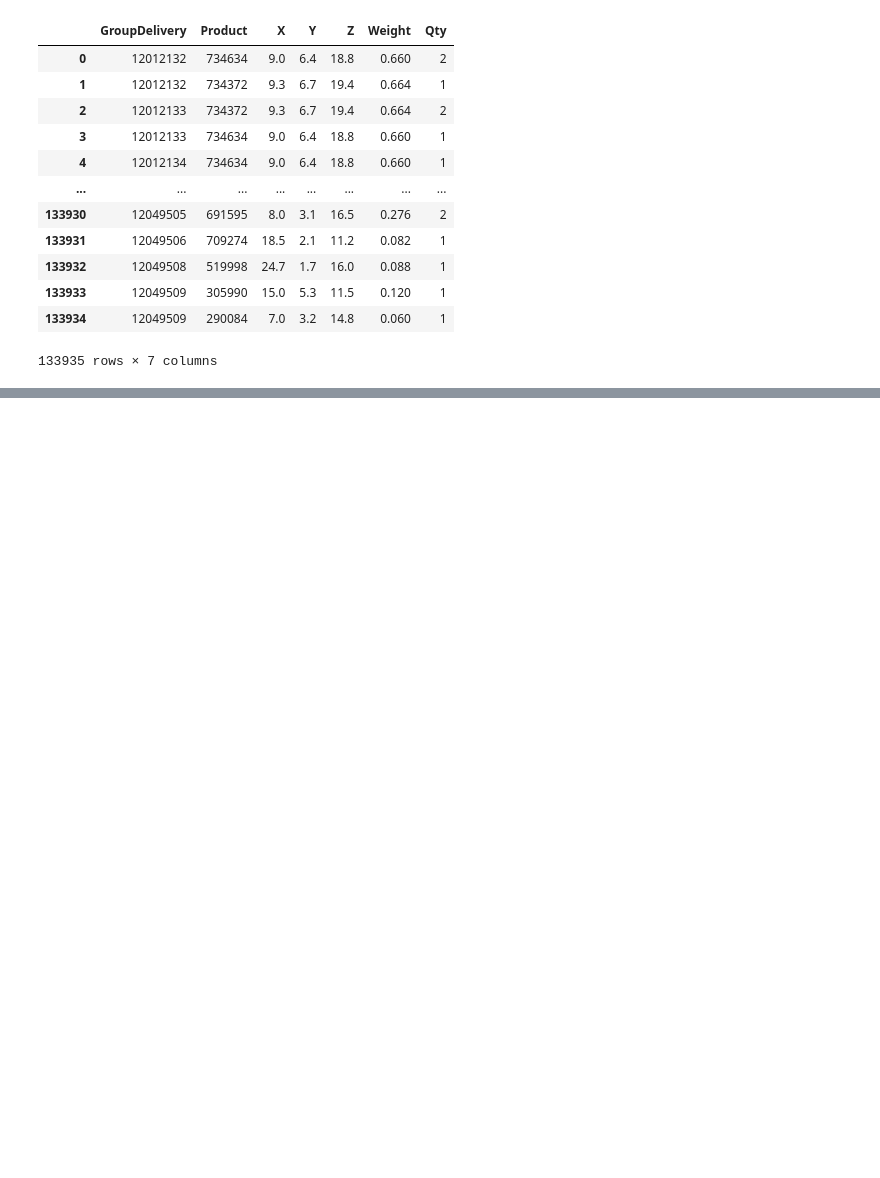
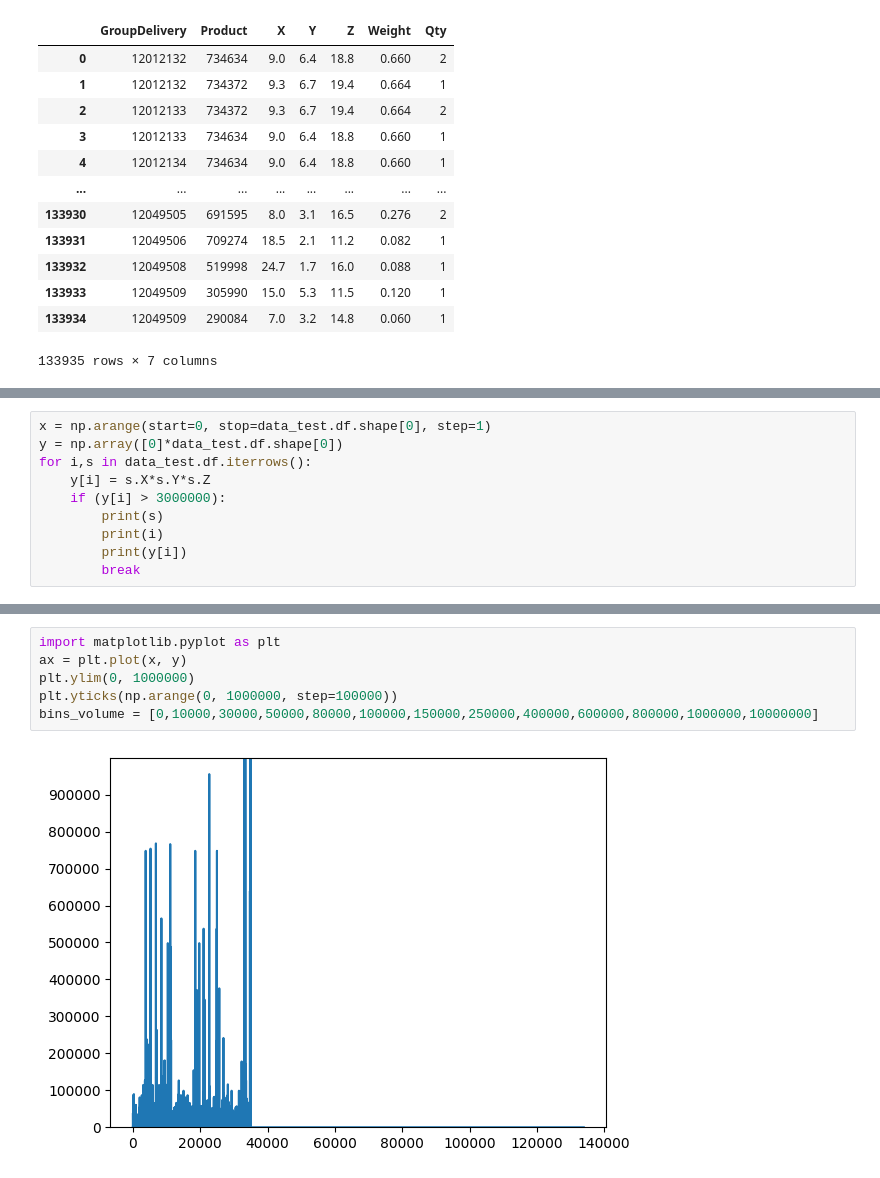
Before and after one commit to JohnyDevp/ATC-neural-network, a Jupyter notebook: test.ipynb, the cells around one changed output, grey strips where cells are left out. Cells and saved outputs as stored; diff of their text form; blank space fills up the shorter version.

```diff
--- a/test.ipynb
+++ b/test.ipynb
@@ -107,0 +179,10 @@ d
+# %%
+x = np.arange(start=0, stop=data_test.df.shape[0], step=1)
+y = np.array([0]*data_test.df.shape[0])
+for i,s in data_test.df.iterrows():
+    y[i] = s.X*s.Y*s.Z
+    if (y[i] > 3000000):
+        print(s)
+        print(i)
+        print(y[i])
+        break
@@ -107,0 +200,8 @@ d
+# %%
+import matplotlib.pyplot as plt
+ax = plt.plot(x, y)
+plt.ylim(0, 1000000)
+plt.yticks(np.arange(0, 1000000, step=100000))
+bins_volume = [0,10000,30000,50000,80000,100000,150000,250000,400000,600000,800000,1000000,10000000]
+# %% [output]
+[figure, added]
```
Also changed, not shown: parts of 8 cells of this notebook, 1 other file.
